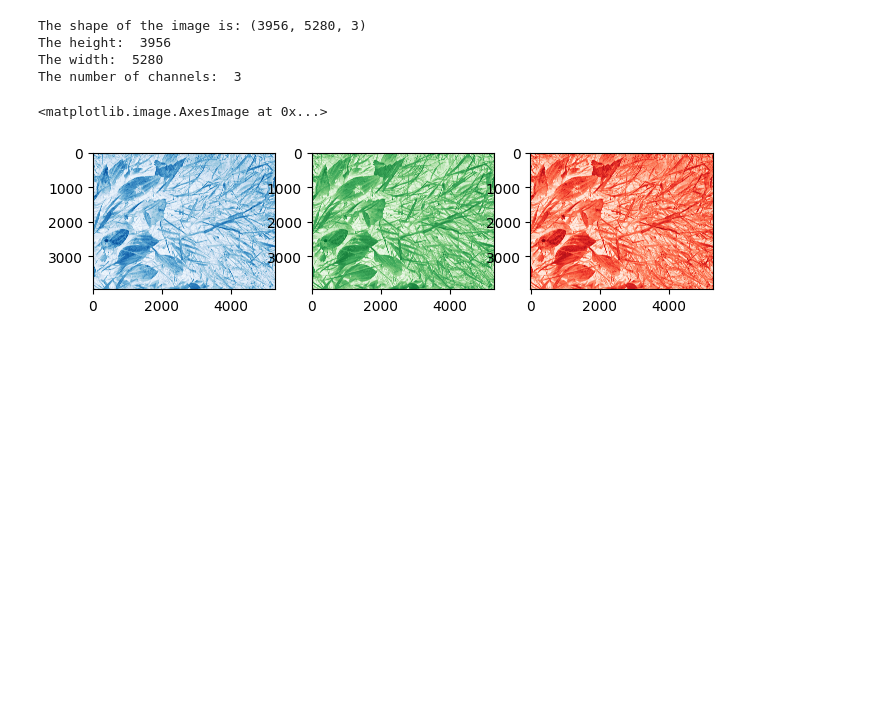
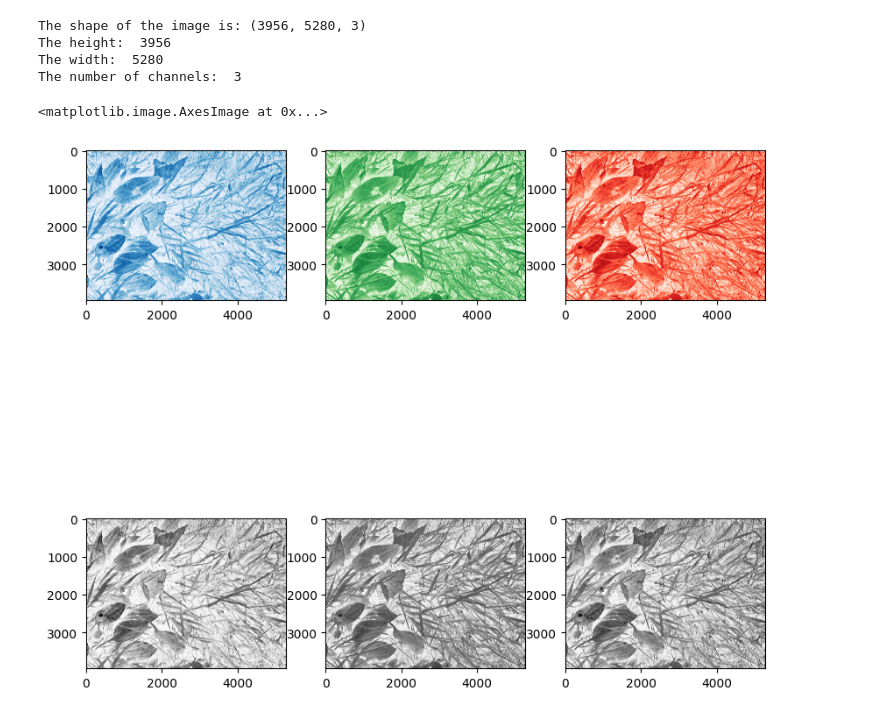
Before and after one commit to mattsmiths/SICBCV2025, a Jupyter notebook: Image_processing_SICB_2025.ipynb, the cells around one changed output. Cells and saved outputs as stored; diff of their text form; code cells hidden in the pictures; blank space fills up the shorter version.

```diff
--- a/Image_processing_SICB_2025.ipynb
+++ b/Image_processing_SICB_2025.ipynb
@@ -116,10 +116,14 @@ blueChannel = image_1[:,:,0] # blues
 greenChannel = image_1[:,:,1] # greens
 redChannel = image_1[:,:,2] # reds
 # %%
-fig,ax = plt.subplots(1,3,figsize=(8,6))
-ax[0].imshow(blueChannel,cmap=plt.cm.Blues)
-ax[1].imshow(greenChannel,cmap=plt.cm.Greens)
-ax[2].imshow(redChannel,cmap=plt.cm.Reds)
+fig,ax = plt.subplots(2,3,figsize=(10,10))
+ax[0,0].imshow(blueChannel,cmap=plt.cm.Blues,vmin=0,vmax=255)
+ax[0,1].imshow(greenChannel,cmap=plt.cm.Greens,vmin=0,vmax=255)
+ax[0,2].imshow(redChannel,cmap=plt.cm.Reds,vmin=0,vmax=255)
+
+ax[1,0].imshow(blueChannel,cmap=plt.cm.Grays,vmin=0,vmax=255)
+ax[1,1].imshow(greenChannel,cmap=plt.cm.Grays,vmin=0,vmax=255)
+ax[1,2].imshow(redChannel,cmap=plt.cm.Grays,vmin=0,vmax=255)
 # %% [output]
 <matplotlib.image.AxesImage at 0x...>
-[figure, old version]
+[figure, new version]
```
